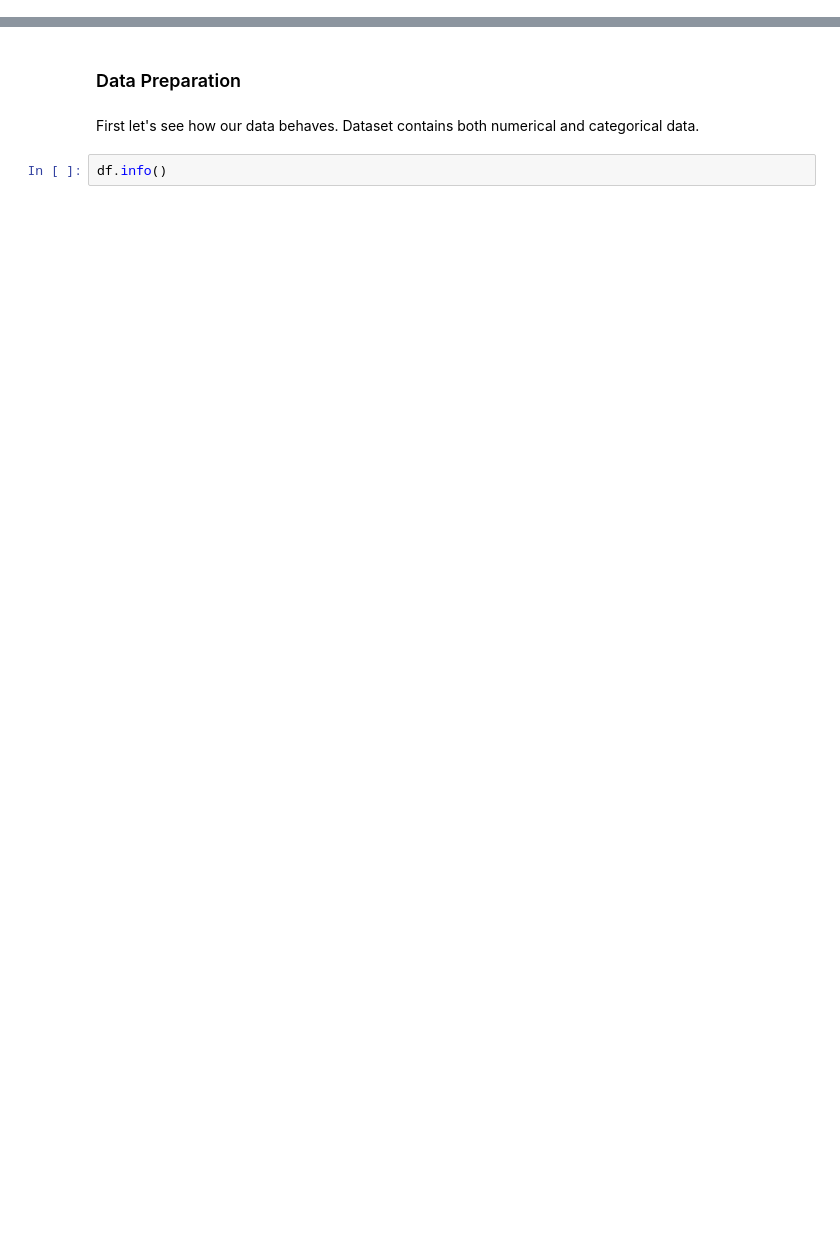
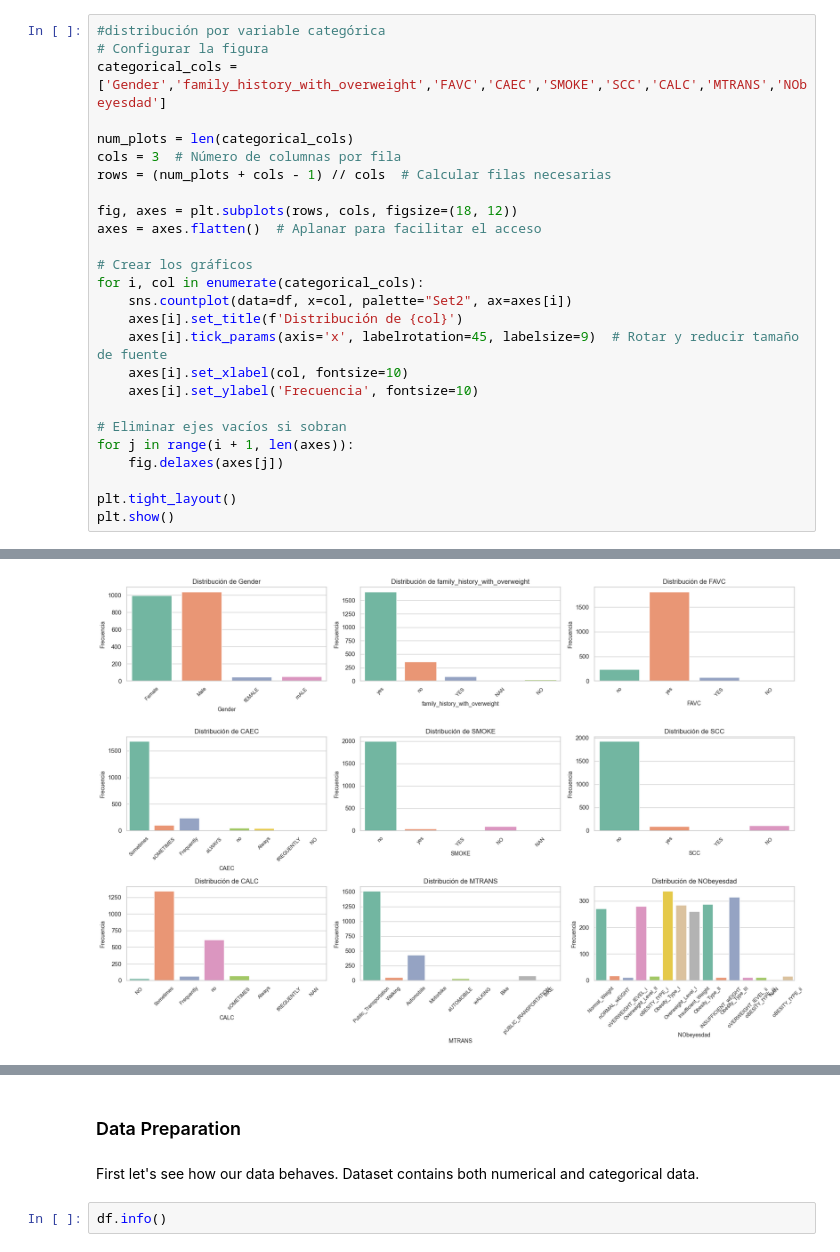
Before and after one commit to danielmontoya00/MLOps_Equipo64, a Jupyter notebook: Obesity_Estimation/notebooks/1.0-eda-analisis_exploratorio.ipynb, the cells around one changed output, grey strips where cells are left out. Cells and saved outputs as stored; diff of their text form; blank space fills up the shorter version.

```diff
--- a/Obesity_Estimation/notebooks/1.0-eda-analisis_exploratorio.ipynb
+++ b/Obesity_Estimation/notebooks/1.0-eda-analisis_exploratorio.ipynb
@@ -47,0 +48,27 @@ dtype: int64
+# %%
+#distribución por variable categórica
+# Configurar la figura
+categorical_cols =['Gender','family_history_with_overweight','FAVC','CAEC','SMOKE','SCC','CALC','MTRANS','NObeyesdad']
+
+num_plots = len(categorical_cols)
+cols = 3  # Número de columnas por fila
+rows = (num_plots + cols - 1) // cols  # Calcular filas necesarias
+
+fig, axes = plt.subplots(rows, cols, figsize=(18, 12))
+axes = axes.flatten()  # Aplanar para facilitar el acceso
+
+# Crear los gráficos
+for i, col in enumerate(categorical_cols):
+    sns.countplot(data=df, x=col, palette="Set2", ax=axes[i])
+    axes[i].set_title(f'Distribución de {col}')
+    axes[i].tick_params(axis='x', labelrotation=45, labelsize=9)  # Rotar y reducir tamaño de fuente
+    axes[i].set_xlabel(col, fontsize=10)
+    axes[i].set_ylabel('Frecuencia', fontsize=10)
+
+# Eliminar ejes vacíos si sobran
+for j in range(i + 1, len(axes)):
+    fig.delaxes(axes[j])
+
+plt.tight_layout()
+plt.show()
+# %% [output]
@@ -47,0 +92 @@ dtype: int64
+[figure, added]
```
Also changed, not shown: parts of 24 cells of this notebook, 12 other files.
